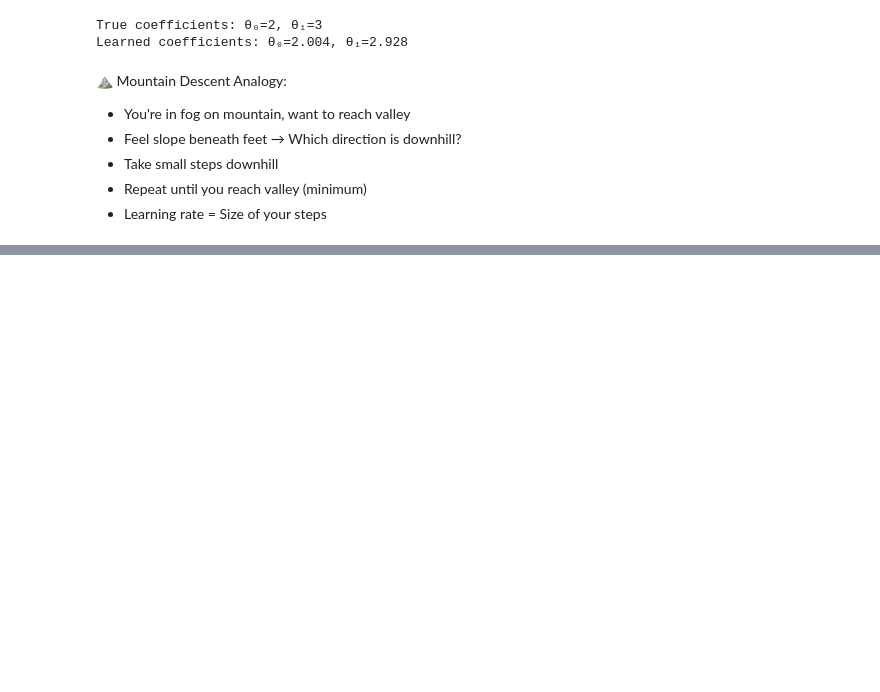
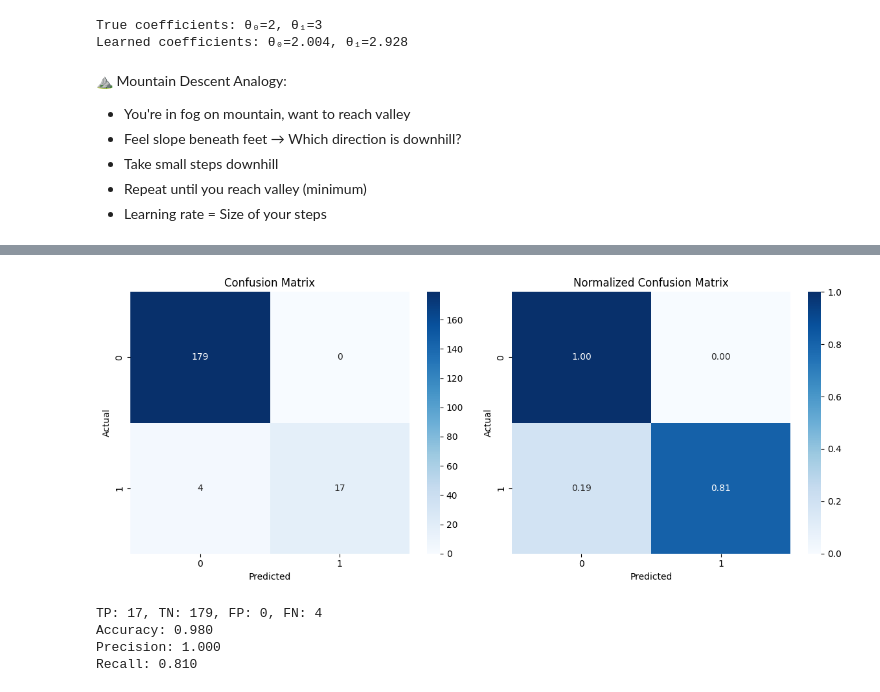
Before and after one commit to hima879/aiml, a Jupyter notebook: practice/ML_Concepts.ipynb, the cells around one changed output, grey strips where cells are left out. Drawn from its saved outputs; the diff is of its cells as text; code cells hidden in the pictures; blank space fills up the shorter version.

```diff
--- a/practice/ML_Concepts.ipynb
+++ b/practice/ML_Concepts.ipynb
@@ -490,0 +710,54 @@ Learned coefficients: θ₀=2.004, θ₁=2.928
+# %%
+from sklearn.metrics import confusion_matrix, ConfusionMatrixDisplay
+from sklearn.ensemble import RandomForestClassifier
+from sklearn.datasets import make_classification
+import matplotlib.pyplot as plt
+import seaborn as sns
+
+# Generate imbalanced data
+X, y = make_classification(n_samples=1000, n_features=5,
+                           weights=[0.9, 0.1], random_state=42)
+
+# Train model
+X_train, X_test, y_train, y_test = train_test_split(
+    X, y, test_size=0.2, stratify=y, random_state=42
+)
+
+model = RandomForestClassifier(random_state=42)
+model.fit(X_train, y_train)
+y_pred = model.predict(X_test)
+
+# Create confusion matrix
+cm = confusion_matrix(y_test, y_pred)
+
+# Plot confusion matrix
+fig, (ax1, ax2) = plt.subplots(1, 2, figsize=(12, 5))
+
+# Default style
+sns.heatmap(cm, annot=True, fmt='d', cmap='Blues', ax=ax1)
+ax1.set_xlabel('Predicted')
+ax1.set_ylabel('Actual')
+ax1.set_title('Confusion Matrix')
+
+# Normalized
+cm_norm = cm.astype('float') / cm.sum(axis=1)[:, np.newaxis]
+sns.heatmap(cm_norm, annot=True, fmt='.2f', cmap='Blues', ax=ax2)
+ax2.set_xlabel('Predicted')
+ax2.set_ylabel('Actual')
+ax2.set_title('Normalized Confusion Matrix')
+
+plt.tight_layout()
+plt.show()
+
+# Extract metrics
+tn, fp, fn, tp = cm.ravel()
+print(f"TP: {tp}, TN: {tn}, FP: {fp}, FN: {fn}")
+print(f"Accuracy: {(tp+tn)/(tp+tn+fp+fn):.3f}")
+print(f"Precision: {tp/(tp+fp):.3f}")
+print(f"Recall: {tp/(tp+fn):.3f}")
+# %% [output]
+[figure, added]
+TP: 17, TN: 179, FP: 0, FN: 4
+Accuracy: 0.980
+Precision: 1.000
+Recall: 0.810
```
Also changed, not shown: parts of 7 cells of this notebook.
